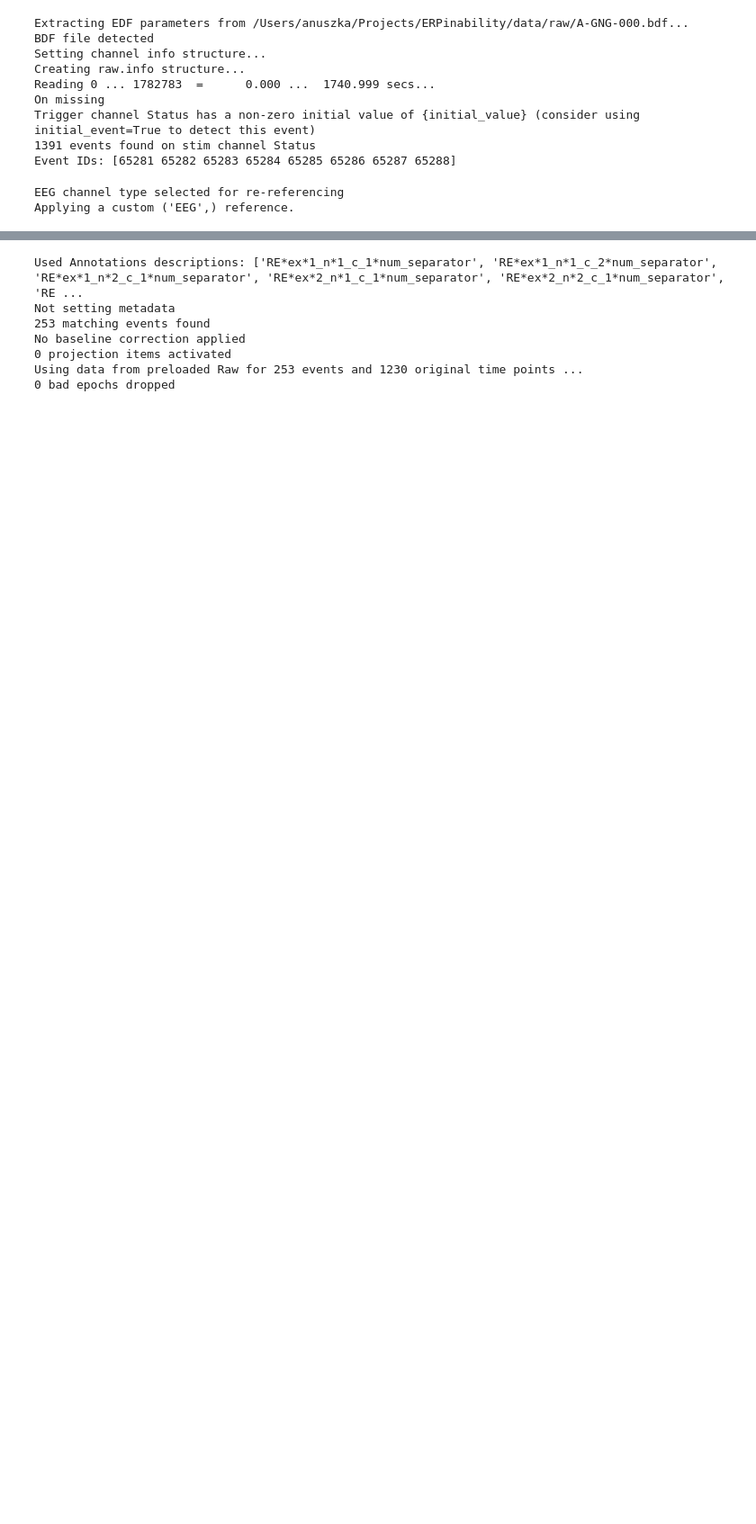
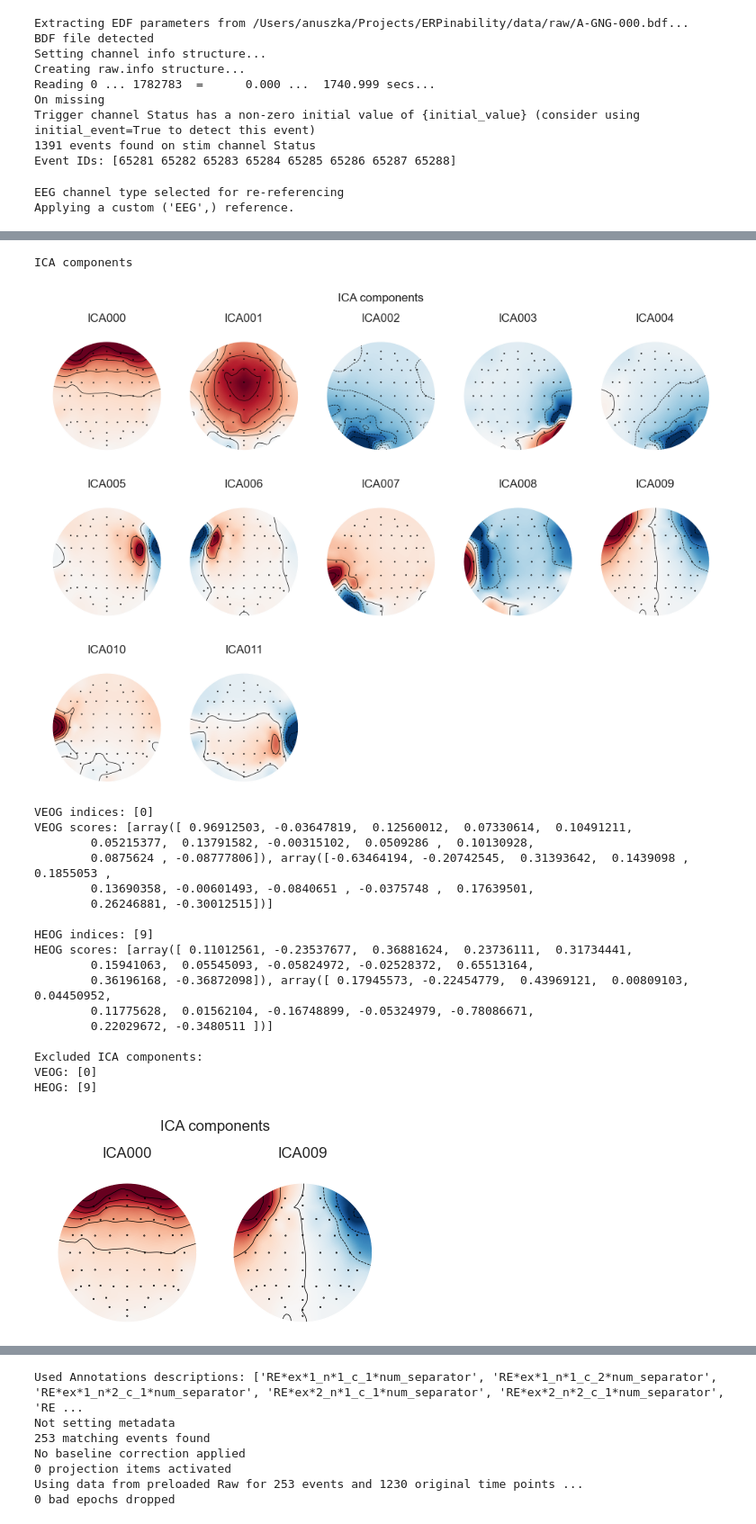
Before and after one commit to abelowska/ERPinability, a Jupyter notebook: data_preprocessing.ipynb, the cells around one changed output, grey strips where cells are left out. Shown at 90% size. Saved outputs shown, nothing was run; the diff lists cells and outputs as text; code cells hidden in the pictures; blank space fills up the shorter version.

```diff
--- a/data_preprocessing.ipynb
+++ b/data_preprocessing.ipynb
@@ -631,6 +908,35 @@ Designing a one-pass, zero-phase, non-causal bandstop filter:
 # %%
 # 5. ocular artifact correction with ICA
-raw_corrected_eogs = ocular_correction_ica(raw_filtered, raw_ref, heog=['EXG3', 'EXG4'], veog=['EXG1', 'EXG2'])
+# raw_corrected_eogs = ocular_correction_ica(raw_filtered, raw_ref, heog=['EXG3', 'EXG4'], veog=['EXG1', 'EXG2'])
+heog=['EXG3', 'EXG4']
+veog=['EXG1', 'EXG2']
+filtered_raw_ica = raw_ref.copy().drop_channels(['EXG7', 'EXG8']).filter(l_freq=1.0, h_freq=None)
+
+ica = mne.preprocessing.ICA(
+    n_components=12,
+    method='infomax',
+    max_iter="auto",
+    random_state=random_state
+)
+ica.fit(filtered_raw_ica)
+
+ica.exclude = []
+
+# find which ICs match the VEOG pattern
+veog_indices, veog_scores = ica.find_bads_eog(
+    filtered_raw_ica,
+    ch_name=veog,
+    threshold=0.9,
+    measure='correlation'
+)
+
+# find which ICs match the HEOG pattern
+heog_indices, heog_scores = ica.find_bads_eog(
+    filtered_raw_ica,
+    ch_name=heog,
+    threshold=0.7,
+    measure='correlation'
+)
 # %% [output]
 Filtering raw data in 1 contiguous segment
 Setting up high-pass filter at 1 Hz
@@ -668,0 +970,31 @@ Applying ICA to Raw instance
+# %%
+print('ICA components')
+fig = ica.plot_components()
+
+print(f"VEOG indices: {veog_indices}\nVEOG scores: {veog_scores}\n")
+print(f"HEOG indices: {heog_indices}\nHEOG scores: {heog_scores}\n")
+
+
+print(f'Excluded ICA components:\nVEOG: {veog_indices}\nHEOG: {heog_indices}')
+fig = ica.plot_components(veog_indices + heog_indices)
+# %% [output]
+ICA components
+[figure, added]
+VEOG indices: [0]
+VEOG scores: [array([ 0.96912503, -0.03647819,  0.12560012,  0.07330614,  0.10491211,
+        0.05215377,  0.13791582, -0.00315102,  0.0509286 ,  0.10130928,
+        0.0875624 , -0.08777806]), array([-0.63464194, -0.20742545,  0.31393642,  0.1439098 ,  0.1855053 ,
+        0.13690358, -0.00601493, -0.0840651 , -0.0375748 ,  0.17639501,
+        0.26246881, -0.30012515])]
+
+HEOG indices: [9]
+HEOG scores: [array([ 0.11012561, -0.23537677,  0.36881624,  0.23736111,  0.31734441,
+        0.15941063,  0.05545093, -0.05824972, -0.02528372,  0.65513164,
+        0.36196168, -0.36872098]), array([ 0.17945573, -0.22454779,  0.43969121,  0.00809103,  0.04450952,
+        0.11775628,  0.01562104, -0.16748899, -0.05324979, -0.78086671,
+        0.22029672, -0.3480511 ])]
+
+Excluded ICA components:
+VEOG: [0]
+HEOG: [9]
+[figure, added]
```
Also changed, not shown: parts of 26 cells of this notebook.
